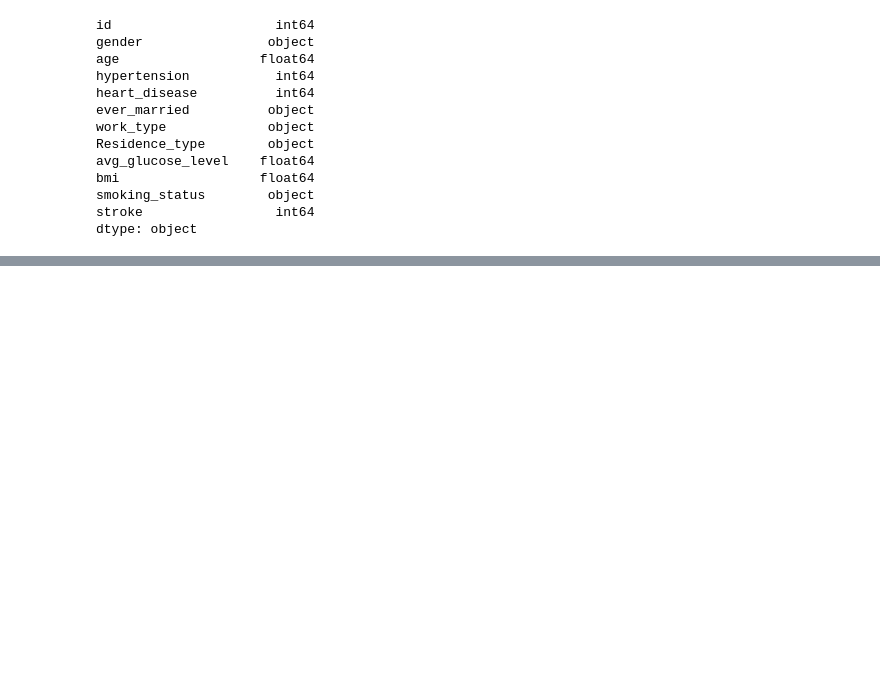
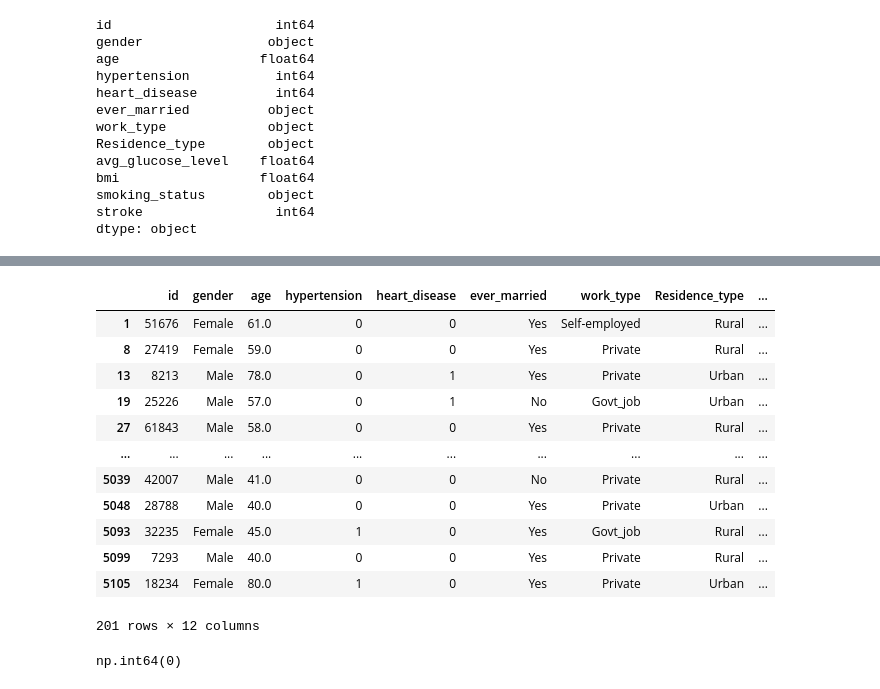
Before and after one commit to jgardom0208/stroke_prediction, a Jupyter notebook: notebooks/cuaderno_stroke_prediction.ipynb, the cells around one changed output, grey strips where cells are left out. Drawn from its saved outputs; the diff is of its cells as text; code cells hidden in the pictures; blank space fills up the shorter version.

```diff
--- a/notebooks/cuaderno_stroke_prediction.ipynb
+++ b/notebooks/cuaderno_stroke_prediction.ipynb
@@ -41,0 +71,26 @@ Como todos los tipos de dat
+# %%
+# Como podemos ver en la columna 'bmi' hay valores nulos
+df['bmi'].isnull().sum()
+# Vemos las filas con valores nulos en la columna 'bmi'
+df[df['bmi'].isnull()]
+# %% [output]
+|  | id | gender | age | hypertension | heart_disease | ever_married | work_type | Residence_type | ... |
+| 1 | 51676 | Female | 61.0 | 0 | 0 | Yes | Self-employed | Rural | ... |
+| 8 | 27419 | Female | 59.0 | 0 | 0 | Yes | Private | Rural | ... |
+| 13 | 8213 | Male | 78.0 | 0 | 1 | Yes | Private | Urban | ... |
+| 19 | 25226 | Male | 57.0 | 0 | 1 | No | Govt_job | Urban | ... |
+| 27 | 61843 | Male | 58.0 | 0 | 0 | Yes | Private | Rural | ... |
+| ... | ... | ... | ... | ... | ... | ... | ... | ... | ... |
+| 5039 | 42007 | Male | 41.0 | 0 | 0 | No | Private | Rural | ... |
+| 5048 | 28788 | Male | 40.0 | 0 | 0 | Yes | Private | Urban | ... |
+| 5093 | 32235 | Female | 45.0 | 1 | 0 | Yes | Govt_job | Rural | ... |
+| 5099 | 7293 | Male | 40.0 | 0 | 0 | Yes | Private | Rural | ... |
+| 5105 | 18234 | Female | 80.0 | 1 | 0 | Yes | Private | Urban | ... |
+201 rows × 12 columns
+# %%
+# y las remplazamos por la mediana de la columna para no afectar la distribución
+df['bmi'] = df['bmi'].fillna(df['bmi'].median())
+# Verificamos que ya no haya valores nulos en la columna 'bmi'
+df['bmi'].isnull().sum()
+# %% [output]
+np.int64(0)
```
Also changed, not shown: parts of 49 cells of this notebook, 6 other files.
